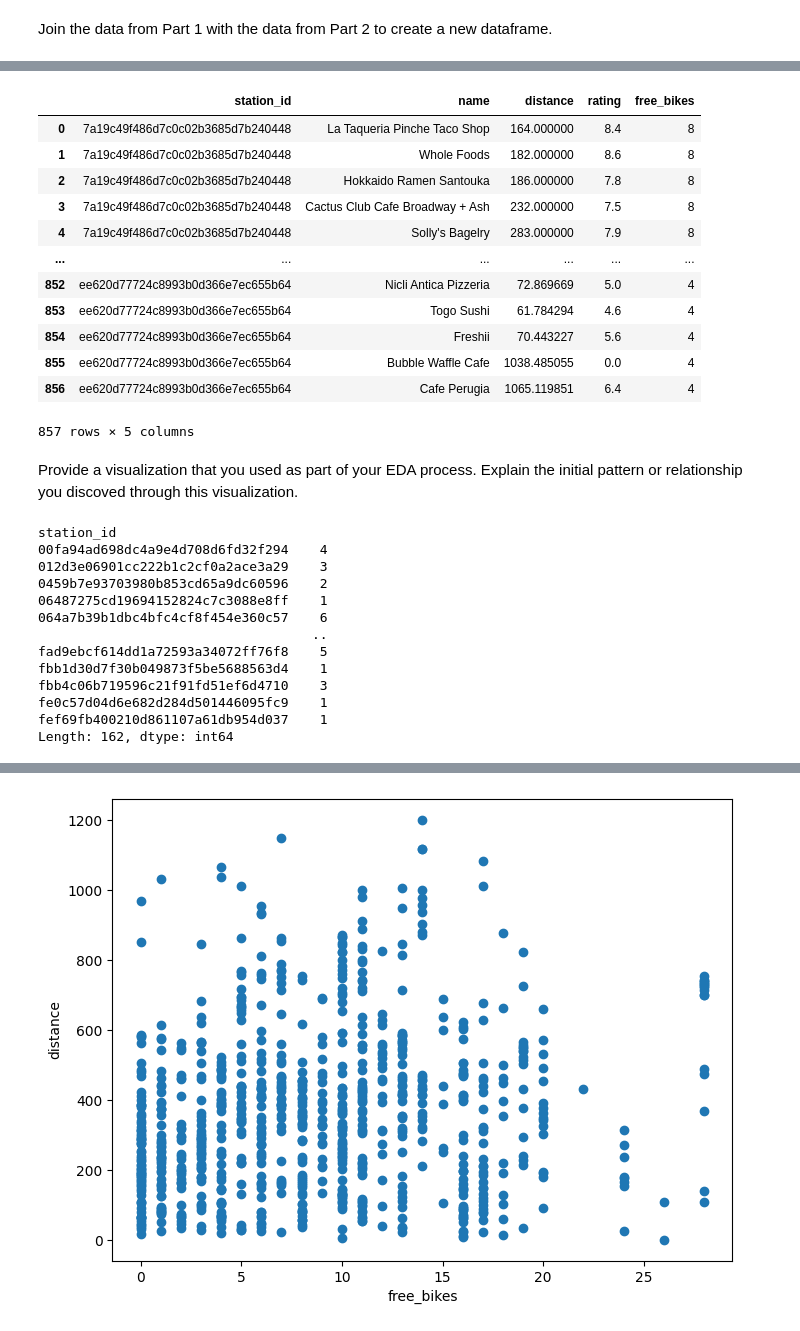
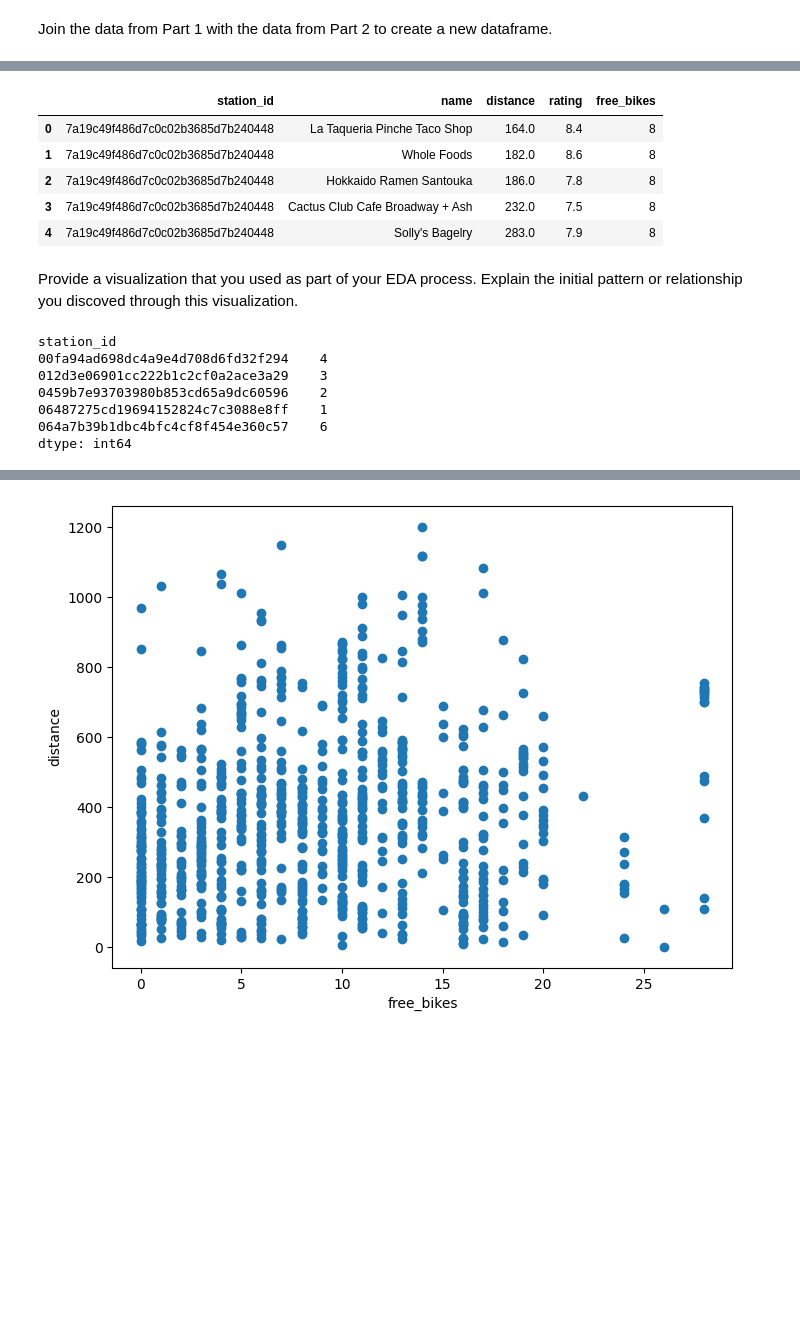
Before and after one commit to kennethpwall1/LHL-Statistical-Modelling-Project, a Jupyter notebook: notebooks/joining_data.ipynb, the cells around one changed output, grey strips where cells are left out. Drawn from its saved outputs; the diff is of its cells as text; code cells hidden in the pictures; blank space fills up the shorter version.

```diff
--- a/notebooks/joining_data.ipynb
+++ b/notebooks/joining_data.ipynb
@@ -1,2 +15,6 @@
+# %%
+ebikes_df = get_sql_table('ebikes', 'ebikes')
+foursquare_df = get_sql_table('ebikes','foursquare')
+yelp_df = get_sql_table('ebikes','yelp')
 # %% [markdown]
 Join the data from Part 1 with the data from Part 2 to create a new dataframe.
@@ -11,9 +20,0 @@ import sqlite3
-# %%
-con = sqlite3.connect('../data/ebikes.db')
-query = """
-    SELECT *
-    FROM ebikes
-"""
-ebikes_df = pd.read_sql_query(query, con)
-con.close()
-ebikes_df
@@ -36,9 +20,0 @@ ebikes_df
-# %%
-con = sqlite3.connect('../data/ebikes.db')
-query = """
-    SELECT *
-    FROM foursquare
-"""
-foursquare_df = pd.read_sql_query(query, con)
-con.close()
-foursquare_df
@@ -61,12 +20,0 @@ foursquare_df
-# %%
-con = sqlite3.connect('../data/ebikes.db')
-query = """
-    SELECT *
-    FROM yelp
-"""
-yelp_df = pd.read_sql_query(query, con)
-con.close()
-yelp_df
-#scaling the rating to match foursquare's 10 point system
-yelp_df['rating'] = yelp_df['rating'] * 2
-yelp_df
@@ -108,28 +33,21 @@ poi_join
 # %%
 #Joining the ebike free bikes to the poi_join based on the station id
 ebikes_df = ebikes_df.rename(columns={'id': 'station_id'})
 full_join = pd.merge(poi_join, ebikes_df,on='station_id', how='left')
 full_join = full_join.drop(columns=['category', 'price', 'longitude', 'latitude'])
-full_join
+full_join.head()
 # %% [output]
 |  | station_id | name | distance | rating | free_bikes |
-| 0 | 7a19c49f486d7c0c02b3685d7b240448 | La Taqueria Pinche Taco Shop | 164.000000 | 8.4 | 8 |
-| 1 | 7a19c49f486d7c0c02b3685d7b240448 | Whole Foods | 182.000000 | 8.6 | 8 |
-| 2 | 7a19c49f486d7c0c02b3685d7b240448 | Hokkaido Ramen Santouka | 186.000000 | 7.8 | 8 |
-| 3 | 7a19c49f486d7c0c02b3685d7b240448 | Cactus Club Cafe Broadway + Ash | 232.000000 | 7.5 | 8 |
-| 4 | 7a19c49f486d7c0c02b3685d7b240448 | Solly's Bagelry | 283.000000 | 7.9 | 8 |
-| ... | ... | ... | ... | ... | ... |
-| 852 | ee620d77724c8993b0d366e7ec655b64 | Nicli Antica Pizzeria | 72.869669 | 5.0 | 4 |
-| 853 | ee620d77724c8993b0d366e7ec655b64 | Togo Sushi | 61.784294 | 4.6 | 4 |
-| 854 | ee620d77724c8993b0d366e7ec655b64 | Freshii | 70.443227 | 5.6 | 4 |
-| 855 | ee620d77724c8993b0d366e7ec655b64 | Bubble Waffle Cafe | 1038.485055 | 0.0 | 4 |
-| 856 | ee620d77724c8993b0d366e7ec655b64 | Cafe Perugia | 1065.119851 | 6.4 | 4 |
+| 0 | 7a19c49f486d7c0c02b3685d7b240448 | La Taqueria Pinche Taco Shop | 164.0 | 8.4 | 8 |
+| 1 | 7a19c49f486d7c0c02b3685d7b240448 | Whole Foods | 182.0 | 8.6 | 8 |
+| 2 | 7a19c49f486d7c0c02b3685d7b240448 | Hokkaido Ramen Santouka | 186.0 | 7.8 | 8 |
+| 3 | 7a19c49f486d7c0c02b3685d7b240448 | Cactus Club Cafe Broadway + Ash | 232.0 | 7.5 | 8 |
+| 4 | 7a19c49f486d7c0c02b3685d7b240448 | Solly's Bagelry | 283.0 | 7.9 | 8 |
-857 rows × 5 columns
 # %% [markdown]
 Provide a visualization that you used as part of your EDA process. Explain the initial pattern or relationship you discoved through this visualization.
 # %%
 #Determining the number of POI results per get request after duplicate removed- Maximum 10 per station 1000 meter radius request
-full_join.groupby('station_id').size()
+full_join.groupby('station_id').size().head()
 # %% [output]
 station_id
 00fa94ad698dc4a9e4d708d6fd32f294    4
@@ -137,12 +55,6 @@ station_id
 0459b7e93703980b853cd65a9dc60596    2
 06487275cd19694152824c7c3088e8ff    1
 064a7b39b1dbc4bfc4cf8f454e360c57    6
-                                   ..
-fad9ebcf614dd1a72593a34072ff76f8    5
-fbb1d30d7f30b049873f5be5688563d4    1
-fbb4c06b719596c21f91fd51ef6d4710    3
-fe0c57d04d6e682d284d501446095fc9    1
-fef69fb400210d861107a61db954d037    1
-Length: 162, dtype: int64
+dtype: int64
 # %%
 #what is the average POI distance from the bike station and the number of free bikes available
```
Also changed, not shown: parts of 16 cells of this notebook, 6 other files.
